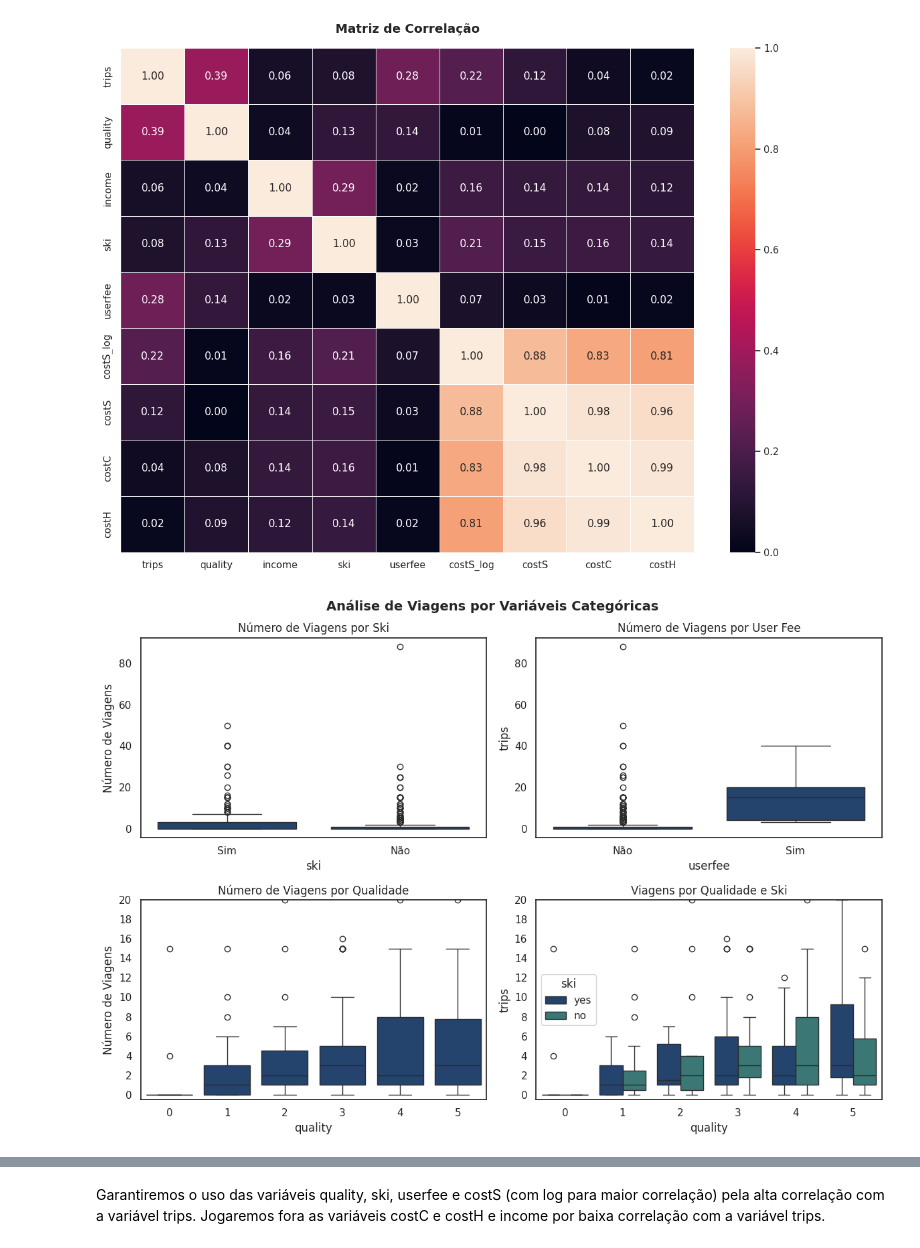
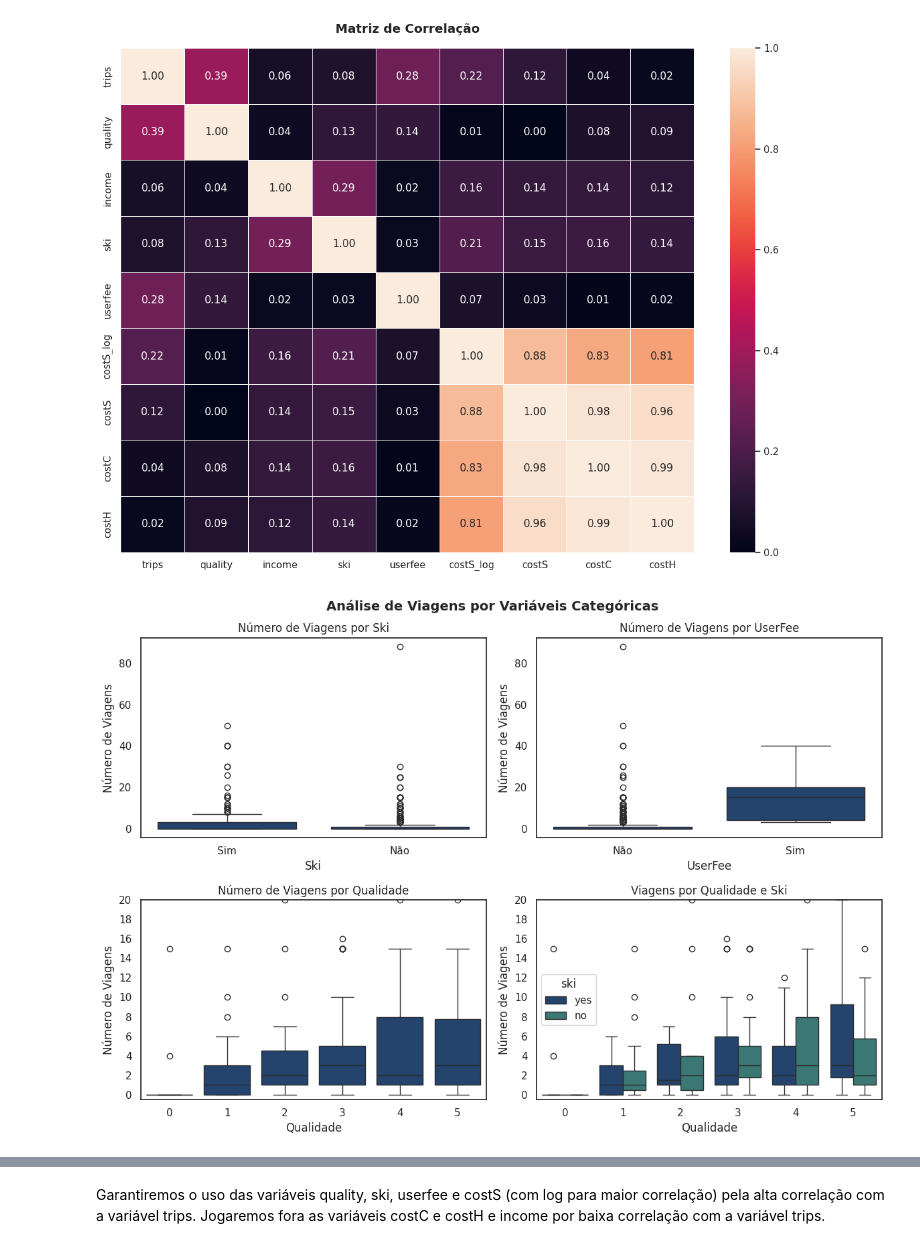
Before and after one commit to scrocha/modelagem-estatistica-A2, a Jupyter notebook: trabalho.ipynb, the cells around one changed output, grey strips where cells are left out. Saved outputs shown, nothing was run; the diff lists cells and outputs as text; code cells hidden in the pictures.

Commit message:
corrigindo imagem do boxplot

```diff
--- a/trabalho.ipynb
+++ b/trabalho.ipynb
@@ -297,35 +297,41 @@ plt.show()
 fig, axes = plt.subplots(2, 2, figsize=(12, 8))
 
 sns.boxplot(x="ski", y="trips", data=data, ax=axes[0, 0])
 axes[0, 0].set_xticks([0, 1])
 axes[0, 0].set_xticklabels(["Sim", "Não"])
 axes[0, 0].set_title("Número de Viagens por Ski")
+axes[0, 0].set_xlabel("Ski")
 axes[0, 0].set_ylabel("Número de Viagens")
 
 sns.boxplot(x="userfee", y="trips", data=data, ax=axes[0, 1])
 axes[0, 1].set_xticks([0, 1])
 axes[0, 1].set_xticklabels(["Não", "Sim"])
-axes[0, 1].set_title("Número de Viagens por User Fee")
+axes[0, 1].set_ylabel("Número de Viagens")
+axes[0, 1].set_xlabel("UserFee")
+axes[0, 1].set_title("Número de Viagens por UserFee")
 
 sns.boxplot(x="quality", y="trips", data=data, ax=axes[1, 0])
 axes[1, 0].set_title("Número de Viagens por Qualidade")
 axes[1, 0].set_ylabel("Número de Viagens")
+axes[1, 0].set_xlabel("Qualidade")
 axes[1, 0].set_ylim(-0.5, 20)
 axes[1, 0].set_yticks(range(0, 21, 2))
 
 sns.boxplot(x="quality", y="trips", hue="ski", data=data, ax=axes[1, 1])
 axes[1, 1].set_title("Viagens por Qualidade e Ski")
+axes[1, 1].set_ylabel("Número de Viagens")
+axes[1, 1].set_xlabel("Qualidade")
 axes[1, 1].set_ylim(-0.5, 20)
 axes[1, 1].set_yticks(range(0, 21, 2))
 
 plt.tight_layout()
 fig.suptitle("Análise de Viagens por Variáveis Categóricas", fontsize=14, fontweight="bold", y=1.02)
 
 plt.savefig("images/boxplots_variaveis.png", dpi=500)
 
 plt.show()
 # %% [output]
-[figure, old version]
+[figure, new version]
 # %%
 data_correlation.drop(columns=["income"], inplace=True)
 
```
Also changed, not shown: parts of 7 cells of this notebook, 1 other file.
